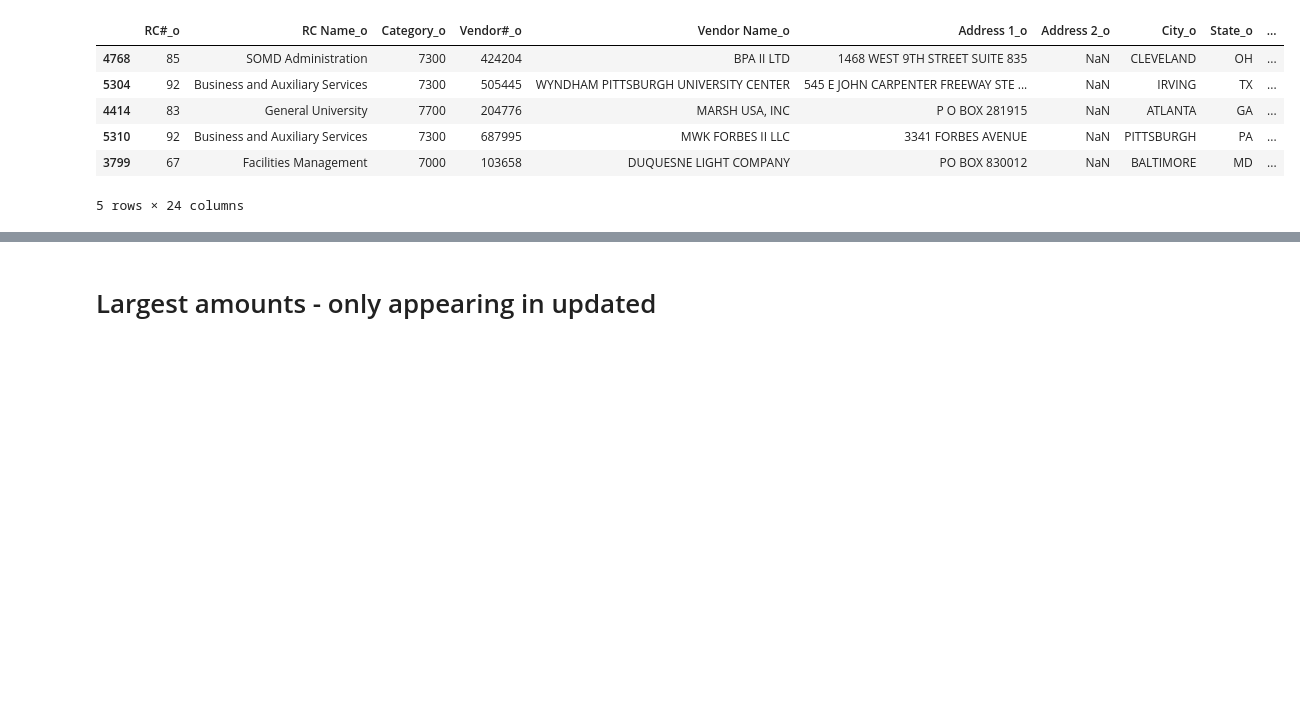
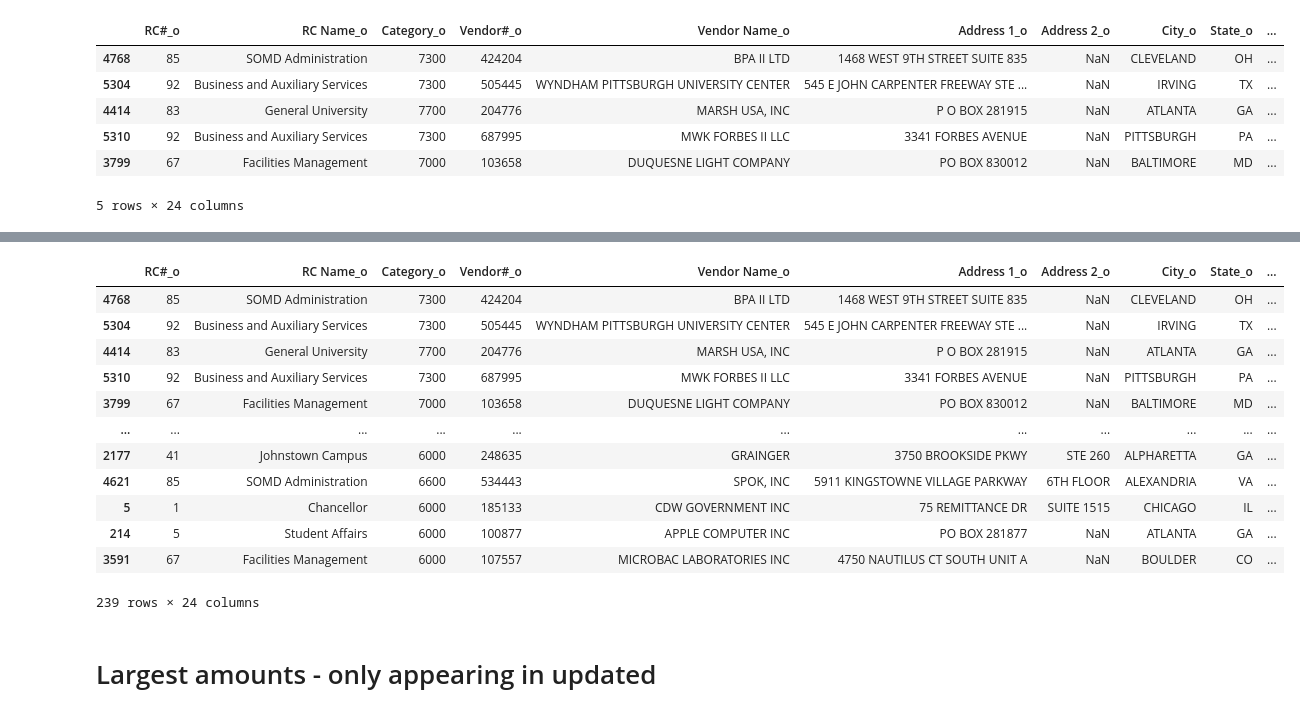
Before and after one commit to thepittnews/fy21-analysis, a Jupyter notebook: 02_analyze_data.ipynb, the cells around one changed output, grey strips where cells are left out. Cells and saved outputs as stored; diff of their text form; code cells hidden in the pictures; blank space fills up the shorter version.

```diff
--- a/02_analyze_data.ipynb
+++ b/02_analyze_data.ipynb
@@ -100,3 +137,19 @@ merged_transactions.sort_values(by=['AmountDiff'], ascending=False).head(5)
+# %%
+merged_transactions[merged_transactions['AmountDiff'] > 0].sort_values(by=['AmountDiff'], ascending=False)
+# %% [output]
+|  | RC#_o | RC Name_o | Category_o | Vendor#_o | Vendor Name_o | Address 1_o | Address 2_o | City_o | State_o | ... |
+| 4768 | 85 | SOMD Administration | 7300 | 424204 | BPA II LTD | 1468 WEST 9TH STREET SUITE 835 | NaN | CLEVELAND | OH | ... |
+| 5304 | 92 | Business and Auxiliary Services | 7300 | 505445 | WYNDHAM PITTSBURGH UNIVERSITY CENTER | 545 E JOHN CARPENTER FREEWAY STE ... | NaN | IRVING | TX | ... |
+| 4414 | 83 | General University | 7700 | 204776 | MARSH USA, INC | P O BOX 281915 | NaN | ATLANTA | GA | ... |
+| 5310 | 92 | Business and Auxiliary Services | 7300 | 687995 | MWK FORBES II LLC | 3341 FORBES AVENUE | NaN | PITTSBURGH | PA | ... |
+| 3799 | 67 | Facilities Management | 7000 | 103658 | DUQUESNE LIGHT COMPANY | PO BOX 830012 | NaN | BALTIMORE | MD | ... |
+| ... | ... | ... | ... | ... | ... | ... | ... | ... | ... | ... |
+| 2177 | 41 | Johnstown Campus | 6000 | 248635 | GRAINGER | 3750 BROOKSIDE PKWY | STE 260 | ALPHARETTA | GA | ... |
+| 4621 | 85 | SOMD Administration | 6600 | 534443 | SPOK, INC | 5911 KINGSTOWNE VILLAGE PARKWAY | 6TH FLOOR | ALEXANDRIA | VA | ... |
+| 5 | 1 | Chancellor | 6000 | 185133 | CDW GOVERNMENT INC | 75 REMITTANCE DR | SUITE 1515 | CHICAGO | IL | ... |
+| 214 | 5 | Student Affairs | 6000 | 100877 | APPLE COMPUTER INC | PO BOX 281877 | NaN | ATLANTA | GA | ... |
+| 3591 | 67 | Facilities Management | 6000 | 107557 | MICROBAC LABORATORIES INC | 4750 NAUTILUS CT SOUTH UNIT A | NaN | BOULDER | CO | ... |
+239 rows × 24 columns
 # %% [markdown]
 # Largest amounts - only appearing in updated
 # %%
```
Also changed, not shown: parts of 3 cells of this notebook.
